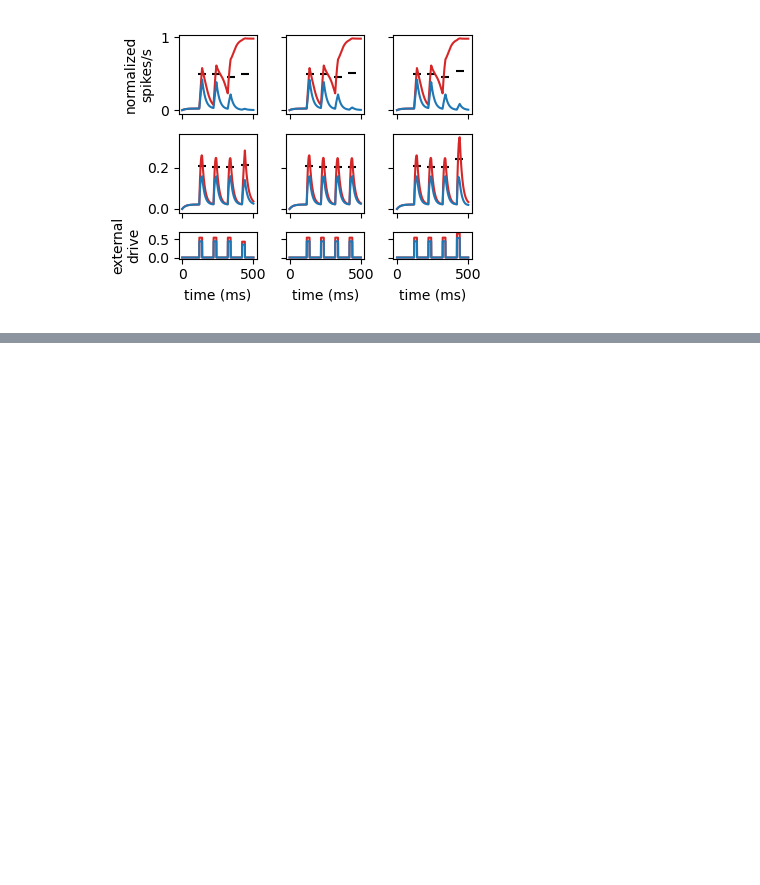
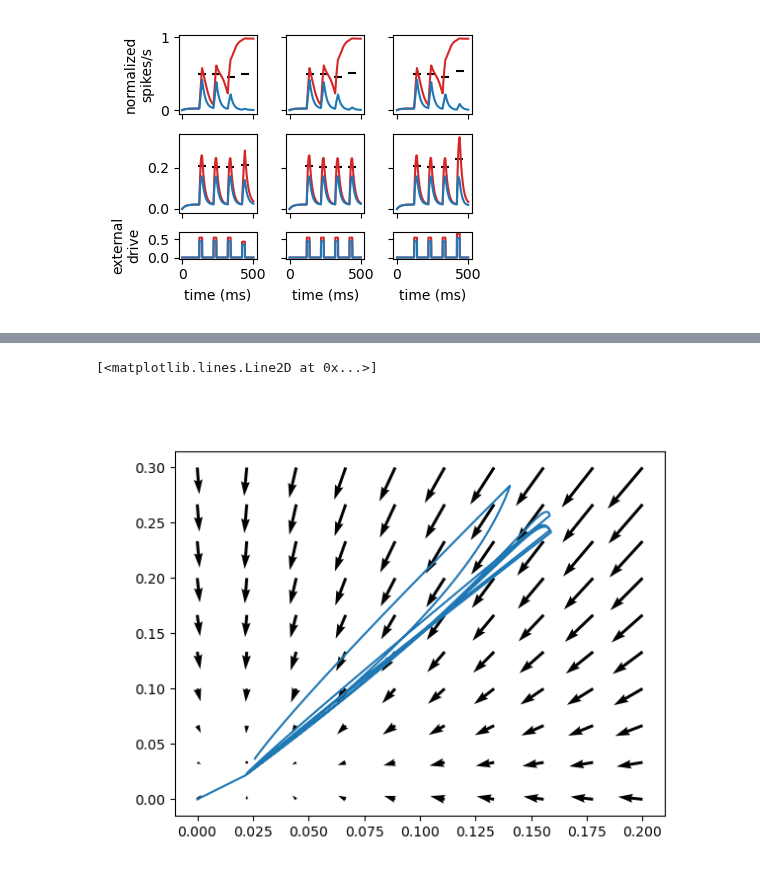
Before and after one commit to rythorpe/dev_detect_wc, a Jupyter notebook: phase_diagram.ipynb, the cells around one changed output, grey strips where cells are left out. Saved outputs shown, nothing was run; the diff lists cells and outputs as text; code cells hidden in the pictures; blank space fills up the shorter version.

```diff
--- a/phase_diagram.ipynb
+++ b/phase_diagram.ipynb
@@ -37,6 +38,7 @@ times, x, inj_excite, _ = sim_dev(dev=-dev,
                                   thresh_2=thresh_2,
                                   steepness=steepness,
                                   steepness_2=steepness_2,)
+x_negdev_noL6 = x.copy()
 plot_sim_dev(times, x[:, :2], axes[0, 0])  # only plot first subgroup
 
 # 0 DEV; without L6
@@ -82,6 +84,7 @@ times, x, inj_excite, _ = sim_dev(dev=-dev,
                                   thresh_2=thresh_2,
                                   steepness=steepness,
                                   steepness_2=steepness_2)
+x_negdev_L6 = x.copy()
 plot_sim_dev(times, x[:, :2], axes[1, 0])  # now plot both subgroups
 # plot time course for injected excitation
 colors = ['tab:red', 'tab:blue']
@@ -158,0 +217,22 @@ plt.show()
+# %%
+n_X = 10
+n_Y = 10
+X = np.linspace(0, 0.2, n_X)
+Y = np.linspace(0, 0.3, n_Y)
+
+U = np.zeros((n_X, n_Y))
+V = np.zeros((n_X, n_Y))
+for x1_idx, x1 in enumerate(X):
+    for x0_idx, x0 in enumerate(Y):
+        x = np.array([x0, x1, sol.x[2], sol.x[3]])
+        dxdt = dxdt_v2(x, w, inj_excite=I)
+        U[x0_idx, x1_idx] = dxdt[1]
+        V[x0_idx, x1_idx] = dxdt[0]
+
+fig, ax = plt.subplots()
+q = ax.quiver(X, Y, U, V)
+# ax.streamplot(X, Y, U, V)
+ax.plot(x_negdev_L6[:, 1], x_negdev_L6[:, 0])
+# %% [output]
+[<matplotlib.lines.Line2D at 0x...>]
+[figure, added]
```
Also changed, not shown: parts of 4 cells of this notebook, 1 other file.
